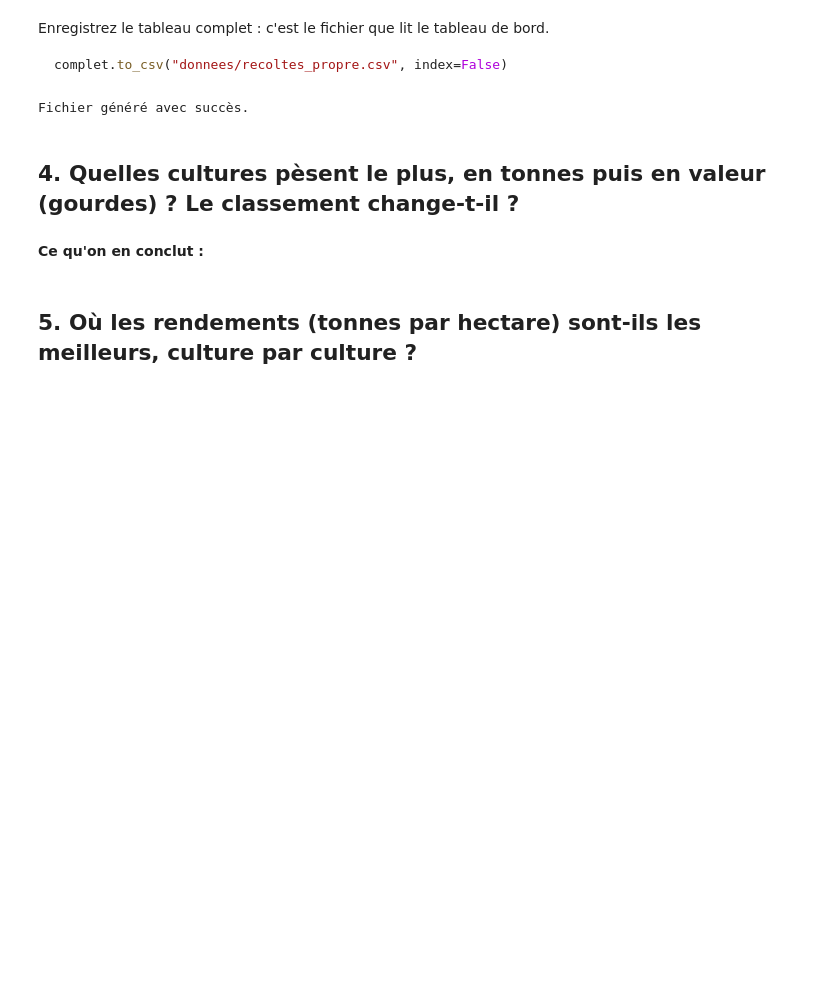
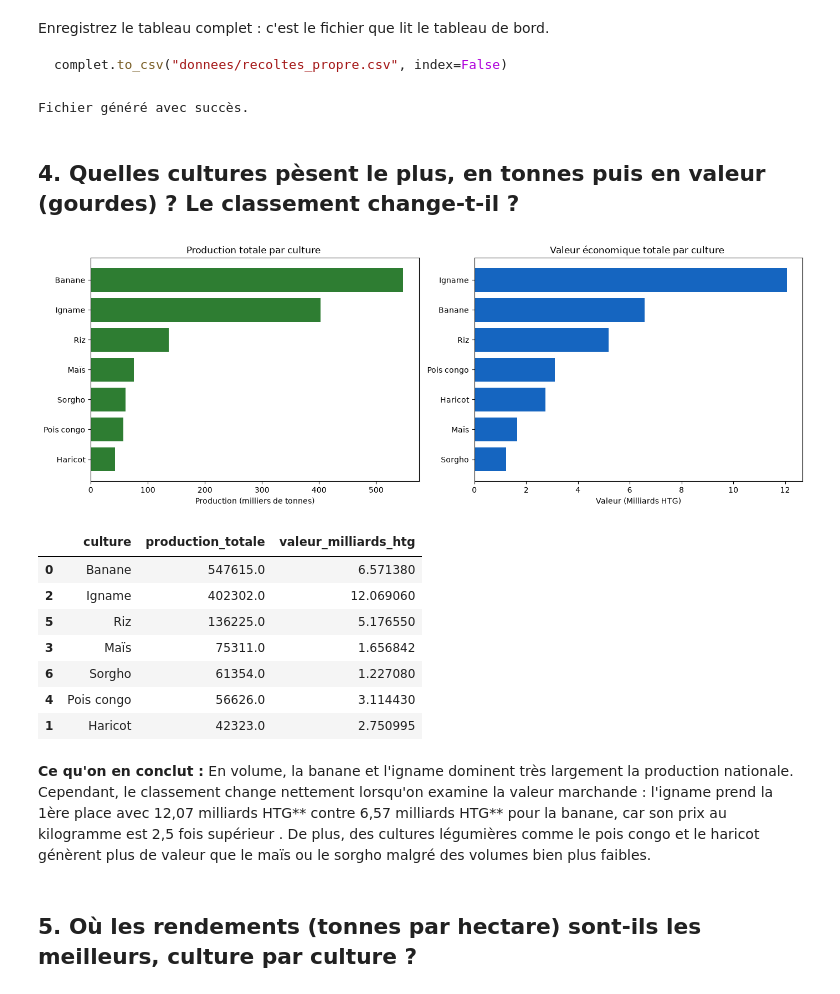
Before and after one commit to desirlloyd/projet-data-recoltes, a Jupyter notebook: exploration.ipynb, the cells around one changed output. Drawn from its saved outputs; the diff is of its cells as text; code cells hidden in the pictures; blank space fills up the shorter version.

Commit message:
Graphe et conclusion pour question 4 et 5

```diff
--- a/exploration.ipynb
+++ b/exploration.ipynb
@@ -170,7 +170,45 @@ print("Fichier généré avec succès.")
 Fichier généré avec succès.
 # %% [markdown]
 ## 4. Quelles cultures pèsent le plus, en tonnes puis en valeur (gourdes) ? Le classement change-t-il ?
+# %%
+q1 = complet.groupby('culture').agg(
+    production_totale=('production_t', 'sum'),
+    valeur_totale_htg=('valeur_htg', 'sum')
+).reset_index()
+
+q1['valeur_milliards_htg'] = q1['valeur_totale_htg'] / 1e9
+
+q1 = q1.sort_values(by='production_totale', ascending=False)
+
+fig, (ax1, ax2) = plt.subplots(1, 2, figsize=(14, 5))
+
+ax1.barh(q1['culture'], q1['production_totale'] / 1000, color='#2E7D32')
+ax1.set_xlabel("Production (milliers de tonnes)")
+ax1.set_title("Production totale par culture ")
+ax1.invert_yaxis()
+
+q1_val = q1.sort_values(by='valeur_milliards_htg', ascending=False)
+ax2.barh(q1_val['culture'], q1_val['valeur_milliards_htg'], color='#1565C0')
+ax2.set_xlabel("Valeur (Milliards HTG)")
+ax2.set_title("Valeur économique totale par culture ")
+ax2.invert_yaxis()
+
+plt.tight_layout()
+plt.show()
+
+display(q1[['culture', 'production_totale', 'valeur_milliards_htg']])
+# %% [output]
+[figure, added]
+|  | culture | production_totale | valeur_milliards_htg |
+| 0 | Banane | 547615.0 | 6.571380 |
+| 2 | Igname | 402302.0 | 12.069060 |
+| 5 | Riz | 136225.0 | 5.176550 |
+| 3 | Maïs | 75311.0 | 1.656842 |
+| 6 | Sorgho | 61354.0 | 1.227080 |
+| 4 | Pois congo | 56626.0 | 3.114430 |
+| 1 | Haricot | 42323.0 | 2.750995 |
 # %% [markdown]
 **Ce qu'on en conclut :**
+En volume, la banane  et l'igname  dominent très largement la production nationale. Cependant, le classement change nettement lorsqu'on examine la valeur marchande : l'igname prend la 1ère place avec 12,07 milliards HTG** contre 6,57 milliards HTG** pour la banane, car son prix au kilogramme est 2,5 fois supérieur . De plus, des cultures légumières comme le pois congo et le haricot  génèrent plus de valeur que le maïs ou le sorgho malgré des volumes bien plus faibles.
 # %% [markdown]
 ## 5. Où les rendements (tonnes par hectare) sont-ils les meilleurs, culture par culture ?
```
Also changed, not shown: parts of 2 cells of this notebook.
